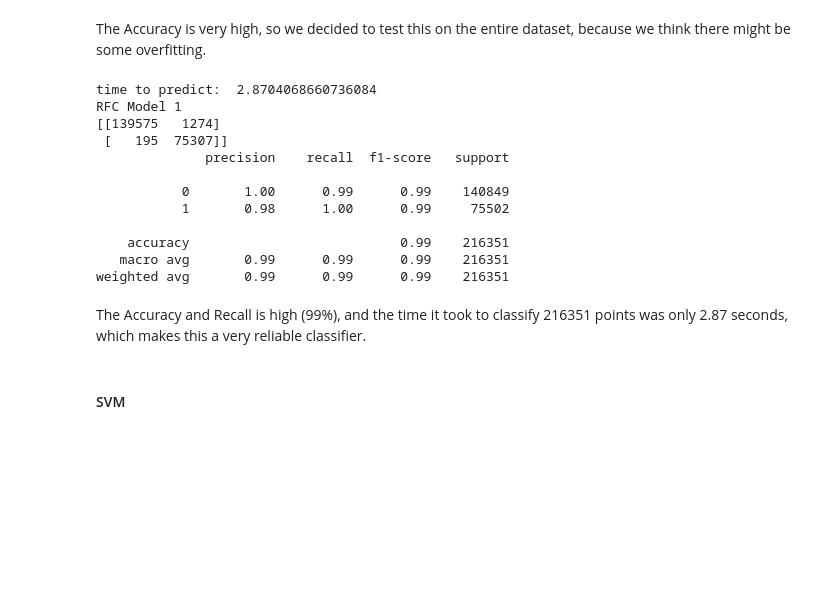
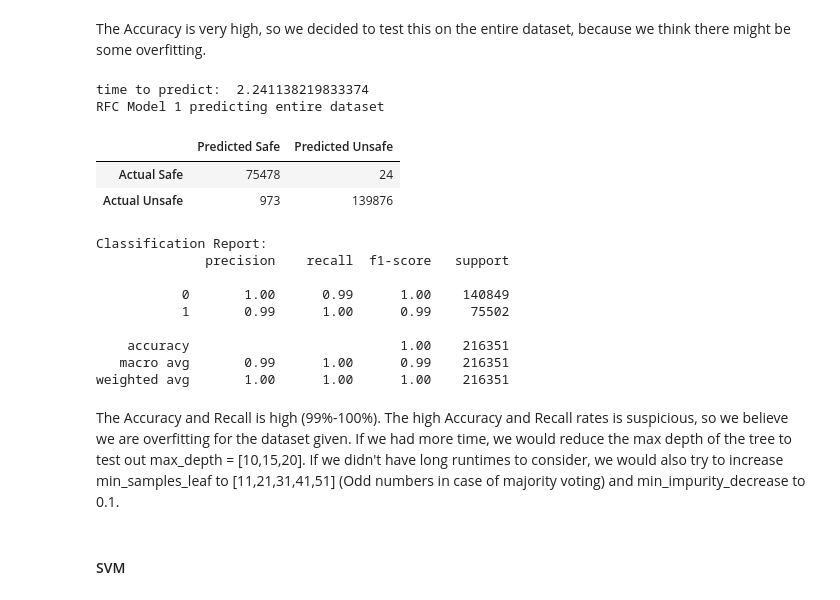
Before and after one commit to ayaabdelgawad/categorize-viruses, a Jupyter notebook: mal-classifier.ipynb, the cells around one changed output. Cells and saved outputs as stored; diff of their text form; code cells hidden in the pictures; blank space fills up the shorter version.

```diff
--- a/mal-classifier.ipynb
+++ b/mal-classifier.ipynb
@@ -518,41 +499,39 @@ because we think there might be some overfitting.
 # %%
 data_copy = data.dropna(axis=0, inplace=False).copy()
 data_copy = pd.get_dummies(data_copy, columns=['SubsystemVersion', 'OSVersion'], drop_first=True)
-# for some reason there is an OSVersion_invalid, so drop that
-data_copy.drop('OSVersion_invalid', inplace=True, axis=1)
 all_X = pd.DataFrame(data_copy.copy())
 all_Y = pd.DataFrame(all_X.pop('legitimate'))
 
-# Load Model
-loaded_model = pickle.load(open(filename, 'rb'))
-# Predict test data
+loaded_model = rfc_model_1
+
 start = time.time()
 result = loaded_model.predict(all_X)
 end = time.time()
 print("time to predict: ", end-start)
-predictions = pd.DataFrame(result)
-predictions.rename(columns = {0:'prediction'}, inplace = True)
+pred = pd.DataFrame(result)
+pred.rename(columns = {0:'prediction'}, inplace = True)
 # Print results
-print("RFC Model 1")
-conf_matrix = confusion_matrix(all_Y, predictions)
-print(conf_matrix)
-cf_report = classification_report(all_Y, predictions)
-print(cf_report)
+print("RFC Model 1 predicting entire dataset")
+print_confusion_matrix (*confusion_matrix (all_Y, pred).ravel ())
+print ("Classification Report:")
+print (classification_report (all_Y, pred))
 # %% [output]
-time to predict:  2.8704068660736084
-RFC Model 1
-[[139575   1274]
- [   195  75307]]
-              precision    recall  f1-score   support
-
-           0       1.00      0.99      0.99    140849
-           1       0.98      1.00      0.99     75502
-
-    accuracy                           0.99    216351
-   macro avg       0.99      0.99      0.99    216351
-weighted avg       0.99      0.99      0.99    216351
+time to predict:  2.241138219833374
+RFC Model 1 predicting entire dataset
+|  | Predicted Safe | Predicted Unsafe |
+| Actual Safe | 75478 | 24 |
+| Actual Unsafe | 973 | 139876 |
+Classification Report:
+              precision    recall  f1-score   support
+
+           0       1.00      0.99      1.00    140849
+           1       0.99      1.00      0.99     75502
+
+    accuracy                           1.00    216351
+   macro avg       0.99      1.00      0.99    216351
+weighted avg       1.00      1.00      1.00    216351
-# %% [markdown]
-The Accuracy and Recall is high (99%), and the time it took to classify 216351 points was only 2.87 seconds, which makes this a very reliable classifier.
+# %% [markdown]
+The Accuracy and Recall is high (99%-100%). The high Accuracy and Recall rates is suspicious, so we believe we are overfitting for the dataset given. If we had more time, we would reduce the max depth of the tree to test out max_depth = [10,15,20]. If we didn't have long runtimes to consider, we would also try to increase min_samples_leaf to [11,21,31,41,51] (Odd numbers in case of majority voting) and min_impurity_decrease to 0.1.
 # %% [markdown]
 #### SVM
 # %% [markdown]
```
Also changed, not shown: parts of 28 cells of this notebook, 4 other files.
